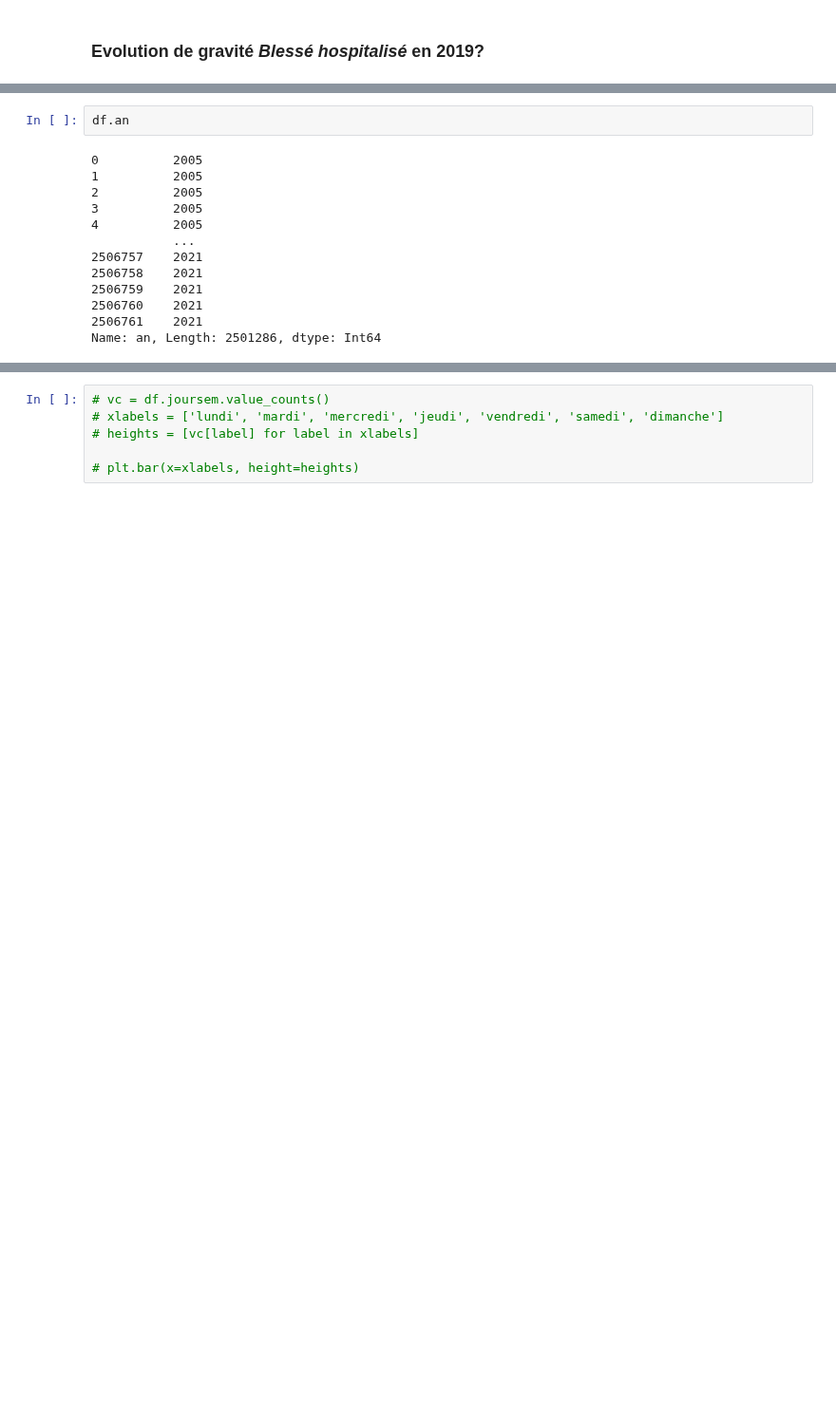
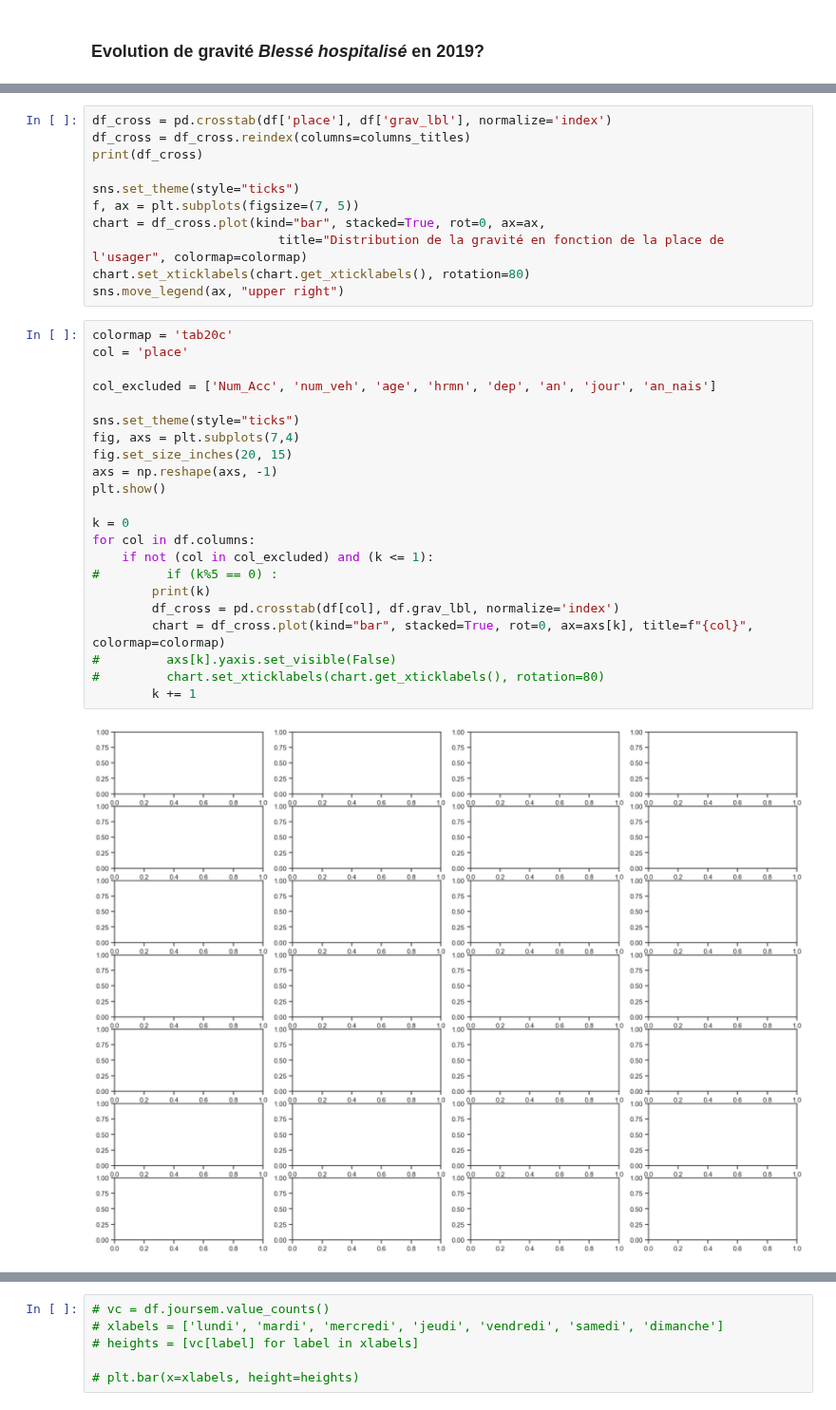
Before and after one commit to nicolascarayon/projet-accidents-routiers, a Jupyter notebook: nico_load_data_in_df.ipynb, the cells around one changed output, grey strips where cells are left out. Shown at 95% size. Cells and saved outputs as stored; diff of their text form; blank space fills up the shorter version.

```diff
--- a/nico_load_data_in_df.ipynb
+++ b/nico_load_data_in_df.ipynb
@@ -260,15 +237,35 @@ Index(['Num_Acc', 'place', 'catu', 'grav', 'sexe', 'trajet', 'locp', 'actp',
-# %%
-df.an
-# %% [output]
-0          2005
-1          2005
-2          2005
-3          2005
-4          2005
-           ...
-2506757    2021
-2506758    2021
-2506759    2021
-2506760    2021
-2506761    2021
-Name: an, Length: 2501286, dtype: Int64
+# %%
+df_cross = pd.crosstab(df['place'], df['grav_lbl'], normalize='index')
+df_cross = df_cross.reindex(columns=columns_titles)
+print(df_cross)
+
+sns.set_theme(style="ticks")
+f, ax = plt.subplots(figsize=(7, 5))
+chart = df_cross.plot(kind="bar", stacked=True, rot=0, ax=ax,
+                         title="Distribution de la gravité en fonction de la place de l'usager", colormap=colormap)
+chart.set_xticklabels(chart.get_xticklabels(), rotation=80)
+sns.move_legend(ax, "upper right")
+# %%
+colormap = 'tab20c'
+col = 'place'
+
+col_excluded = ['Num_Acc', 'num_veh', 'age', 'hrmn', 'dep', 'an', 'jour', 'an_nais']
+
+sns.set_theme(style="ticks")
+fig, axs = plt.subplots(7,4)
+fig.set_size_inches(20, 15)
+axs = np.reshape(axs, -1)
+plt.show()
+
+k = 0
+for col in df.columns:
+    if not (col in col_excluded) and (k <= 1):
+#         if (k%5 == 0) :
+        print(k)
+        df_cross = pd.crosstab(df[col], df.grav_lbl, normalize='index')
+        chart = df_cross.plot(kind="bar", stacked=True, rot=0, ax=axs[k], title=f"{col}", colormap=colormap)
+#         axs[k].yaxis.set_visible(False)
+#         chart.set_xticklabels(chart.get_xticklabels(), rotation=80)
+        k += 1
+# %% [output]
+[figure, added]
```
Also changed, not shown: parts of 24 cells of this notebook, 1 other file.
